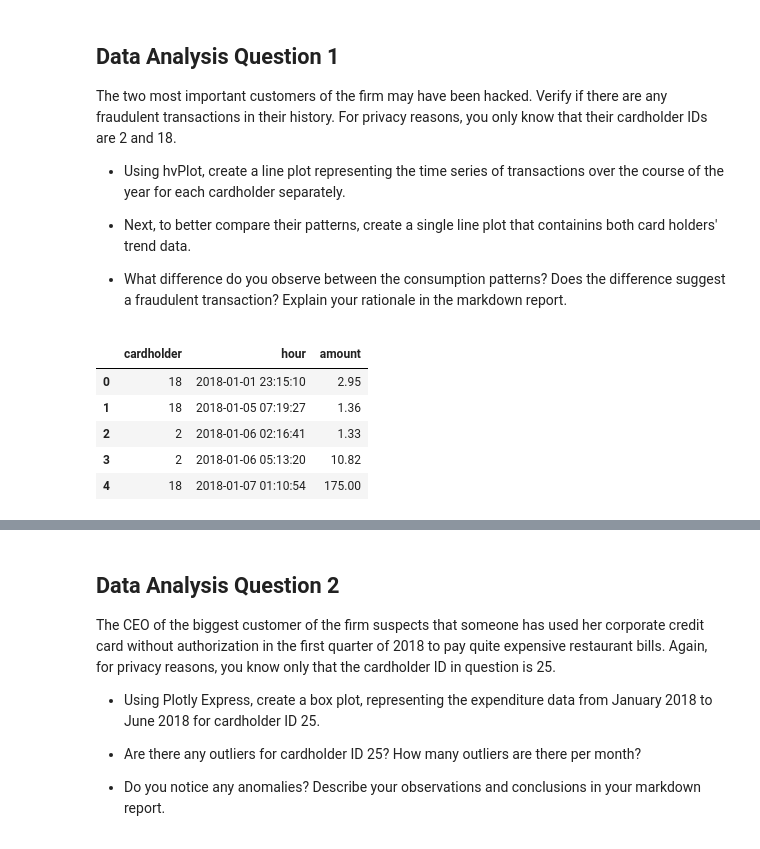
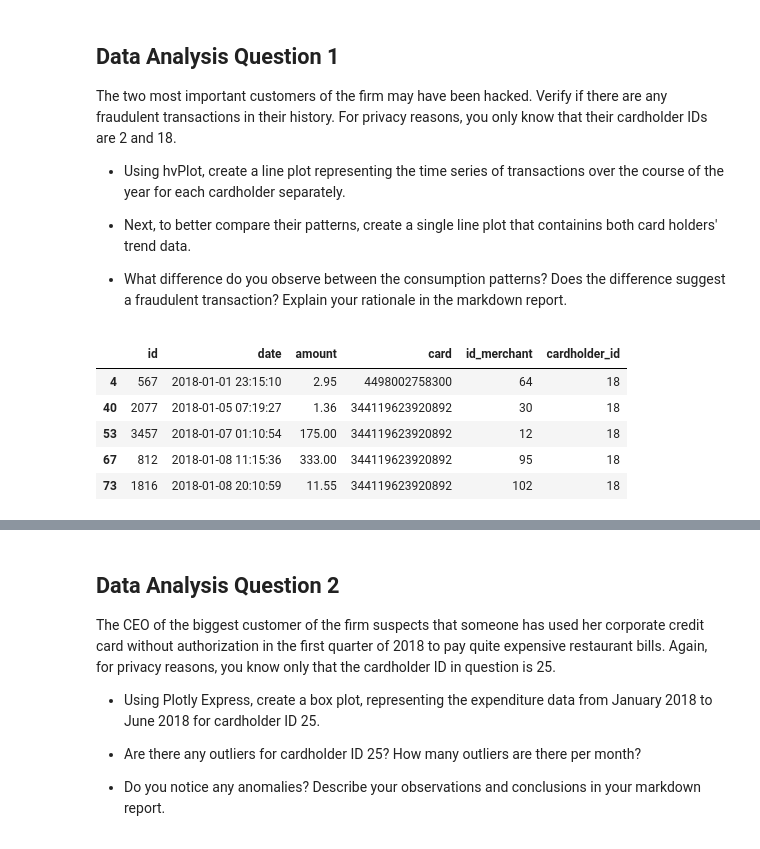
Before and after one commit to arwa486/UW-FinTech-Introduction, a Jupyter notebook: homework/homework_7/Starter_Files/visual_data_analysis.ipynb, the cells around one changed output, grey strips where cells are left out. Cells and saved outputs as stored; diff of their text form; code cells hidden in the pictures.

```diff
--- a/homework/homework_7/Starter_Files/visual_data_analysis.ipynb
+++ b/homework/homework_7/Starter_Files/visual_data_analysis.ipynb
@@ -24,21 +40,38 @@ The two most important customers of the firm may have been hacked. Verify if the
 * Next, to better compare their patterns, create a single line plot that containins both card holders' trend data.
 
 * What difference do you observe between the consumption patterns? Does the difference suggest a fraudulent transaction? Explain your rationale in the markdown report.
-# %%
-# loading data for card holder 2 and 18 from the database
-# Write the query
-query = """
-        SELECT *
-        FROM
-        """
-# Create a DataFrame from the query result. HINT: Use pd.read_sql(query, engine)
-cardholders = pd.read_sql(query, engine)
-# %% [output]
-|  | cardholder | hour | amount |
-| 0 | 18 | 2018-01-01 23:15:10 | 2.95 |
-| 1 | 18 | 2018-01-05 07:19:27 | 1.36 |
-| 2 | 2 | 2018-01-06 02:16:41 | 1.33 |
-| 3 | 2 | 2018-01-06 05:13:20 | 10.82 |
-| 4 | 18 | 2018-01-07 01:10:54 | 175.00 |
+# %%
+# loading data for card holder 2 and 18 from the database
+# Write the query
+# Query for Postgres database is to SELECT all columns FROM transaction (where the relevant data is stored) by JOIN with the credit_card database where cardholder_id is located.
+query = """
+        SELECT *
+        FROM transaction
+        FULL OUTER JOIN credit_card ON transaction.card = credit_card.card;
+        """
+# Create a DataFrame from the query result. HINT: Use pd.read_sql(query, engine)
+cardholders = pd.read_sql(query, engine)
+cardholders.head()
+
+#Create Cardholder 2 dataframe
+cardholders_id2 = cardholders.loc[cardholders['cardholder_id'] == 2]
+
+#Drop duplicated card column from the SQL join (should have merged)
+cardholders_id2 = cardholders_id2.loc[:,~cardholders_id2.columns.duplicated()]
+cardholders_id2.head()
+
+#Create Cardholder 18 dataframe
+cardholders_id18 = cardholders.loc[cardholders['cardholder_id'] == 18]
+#Drop duplicated card column from the SQL join
+cardholders_id18 = cardholders_id18.loc[:,~cardholders_id18.columns.duplicated()]
+
+cardholders_id18.head()
+# %% [output]
+|  | id | date | amount | card | id_merchant | cardholder_id |
+| 4 | 567 | 2018-01-01 23:15:10 | 2.95 | 4498002758300 | 64 | 18 |
+| 40 | 2077 | 2018-01-05 07:19:27 | 1.36 | 344119623920892 | 30 | 18 |
+| 53 | 3457 | 2018-01-07 01:10:54 | 175.00 | 344119623920892 | 12 | 18 |
+| 67 | 812 | 2018-01-08 11:15:36 | 333.00 | 344119623920892 | 95 | 18 |
+| 73 | 1816 | 2018-01-08 20:10:59 | 11.55 | 344119623920892 | 102 | 18 |
 # %%
 # Plot for cardholder 2
```
Also changed, not shown: parts of 18 cells of this notebook, 1 other file.
